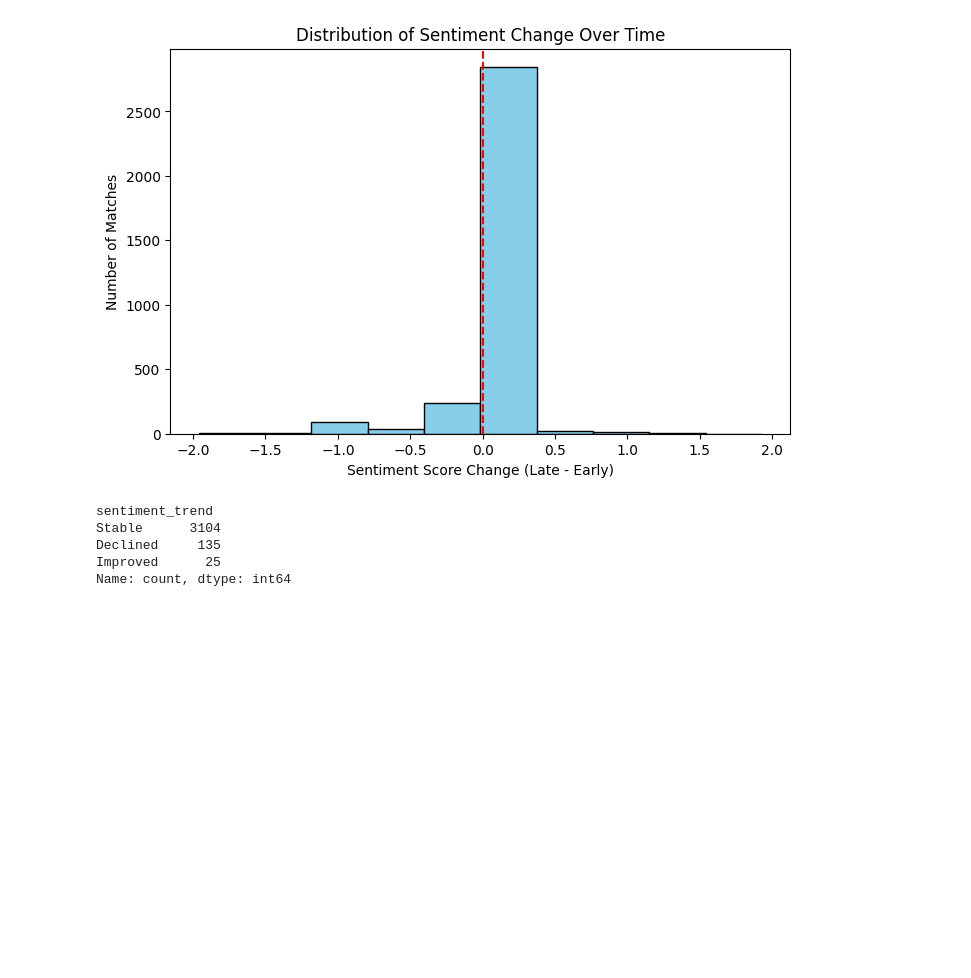
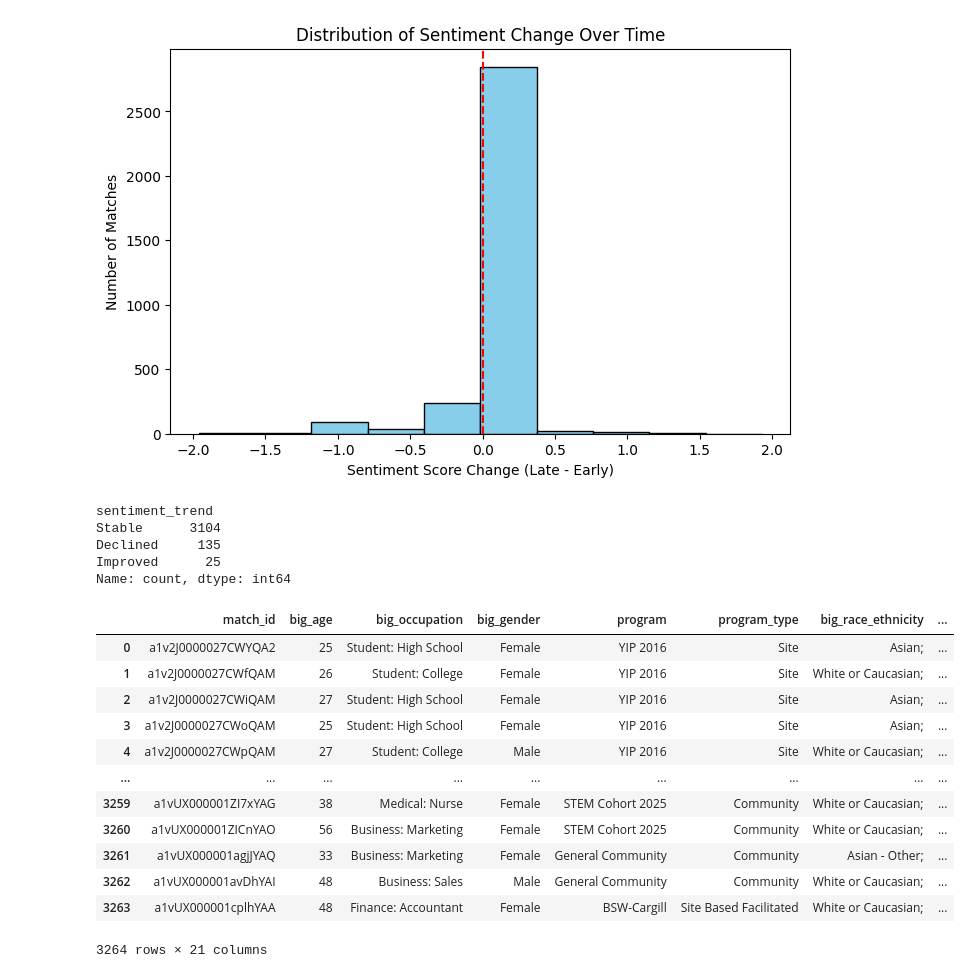
Before and after one commit to hypnos-coder/MinneMUDAC2025PC, a Jupyter notebook: notebooks/edo/feature_engineering.ipynb, the cells around one changed output. Drawn from its saved outputs; the diff is of its cells as text; code cells hidden in the pictures; blank space fills up the shorter version.

```diff
--- a/notebooks/edo/feature_engineering.ipynb
+++ b/notebooks/edo/feature_engineering.ipynb
@@ -205,4 +205,20 @@ Stable      3104
 Declined     135
 Improved      25
 Name: count, dtype: int64
+# %%
+data
+# %% [output]
+|  | match_id | big_age | big_occupation | big_gender | program | program_type | big_race_ethnicity | ... |
+| 0 | a1v2J0000027CWYQA2 | 25 | Student: High School | Female | YIP 2016 | Site | Asian; | ... |
+| 1 | a1v2J0000027CWfQAM | 26 | Student: College | Female | YIP 2016 | Site | White or Caucasian; | ... |
+| 2 | a1v2J0000027CWiQAM | 27 | Student: High School | Female | YIP 2016 | Site | Asian; | ... |
+| 3 | a1v2J0000027CWoQAM | 25 | Student: High School | Female | YIP 2016 | Site | Asian; | ... |
+| 4 | a1v2J0000027CWpQAM | 27 | Student: College | Male | YIP 2016 | Site | White or Caucasian; | ... |
+| ... | ... | ... | ... | ... | ... | ... | ... | ... |
+| 3259 | a1vUX000001ZI7xYAG | 38 | Medical: Nurse | Female | STEM Cohort 2025 | Community | White or Caucasian; | ... |
+| 3260 | a1vUX000001ZICnYAO | 56 | Business: Marketing | Female | STEM Cohort 2025 | Community | White or Caucasian; | ... |
+| 3261 | a1vUX000001agjJYAQ | 33 | Business: Marketing | Female | General Community | Community | Asian - Other; | ... |
+| 3262 | a1vUX000001avDhYAI | 48 | Business: Sales | Male | General Community | Community | White or Caucasian; | ... |
+| 3263 | a1vUX000001cplhYAA | 48 | Finance: Accountant | Female | BSW-Cargill | Site Based Facilitated | White or Caucasian; | ... |
+3264 rows × 21 columns
 # %%
```
Also changed, not shown: parts of 1 cell of this notebook, 5 other files.
